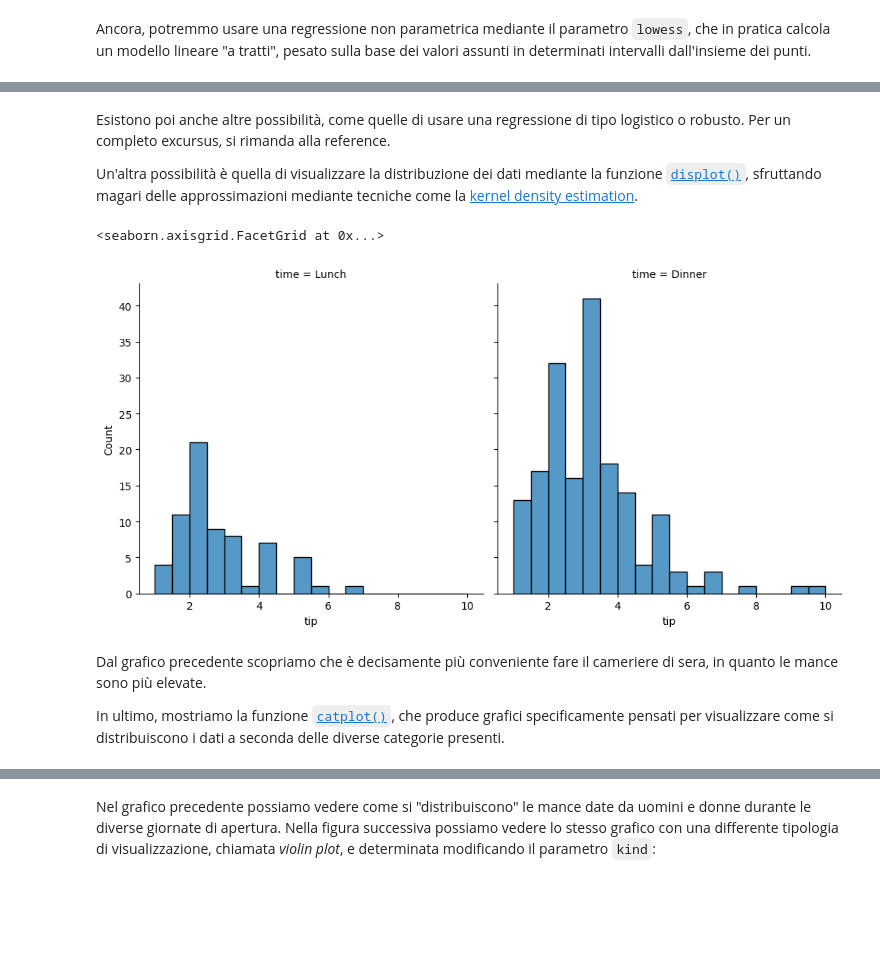
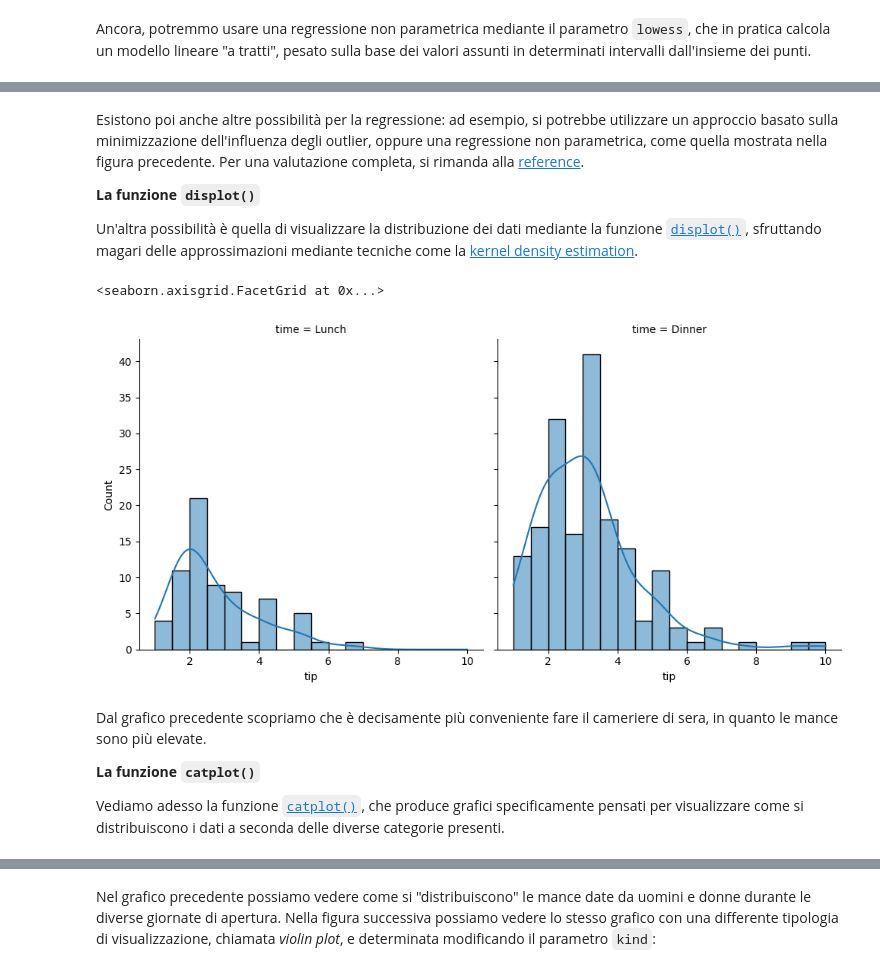
Before and after one commit to anhelus/pcs-exercises, a Jupyter notebook: 01_libs/05_seaborn.ipynb, the cells around one changed output, grey strips where cells are left out. Cells and saved outputs as stored; diff of their text form; code cells hidden in the pictures; blank space fills up the shorter version.

```diff
--- a/01_libs/05_seaborn.ipynb
+++ b/01_libs/05_seaborn.ipynb
@@ -97,22 +96,28 @@ sns.lmplot(
 <seaborn.axisgrid.FacetGrid at 0x...>
 [figure]
 # %% [markdown]
-Esistono poi anche altre possibilità, come quelle di usare una regressione di tipo logistico o robusto. Per un completo excursus, si rimanda alla reference.
+Esistono poi anche altre possibilità per la regressione: ad esempio, si potrebbe utilizzare un approccio basato sulla minimizzazione dell'influenza degli outlier, oppure una regressione non parametrica, come quella mostrata nella figura precedente. Per una valutazione completa, si rimanda alla [reference](https://seaborn.pydata.org/generated/seaborn.lmplot.html).
+
+**La funzione `displot()`**
 
 Un'altra possibilità è quella di visualizzare la distribuzione dei dati mediante la funzione [`displot()`](https://seaborn.pydata.org/generated/seaborn.displot.html#seaborn.displot), sfruttando magari delle approssimazioni mediante tecniche come la [kernel density estimation](https://en.wikipedia.org/wiki/Kernel_density_estimation).
 # %%
 sns.displot(
     data=tips,
     x='tip',
     col='time',
-    kde=False)
+    kde=True)
+
+plt.show()
 # %% [output]
 <seaborn.axisgrid.FacetGrid at 0x...>
-[figure, old version]
+[figure, new version]
 # %% [markdown]
 Dal grafico precedente scopriamo che è decisamente più conveniente fare il cameriere di sera, in quanto le mance sono più elevate.
 
-In ultimo, mostriamo la funzione [`catplot()`](https://seaborn.pydata.org/generated/seaborn.catplot.html), che produce grafici specificamente pensati per visualizzare come si distribuiscono i dati a seconda delle diverse categorie presenti.
+**La funzione `catplot()`**
+
+Vediamo adesso la funzione [`catplot()`](https://seaborn.pydata.org/generated/seaborn.catplot.html), che produce grafici specificamente pensati per visualizzare come si distribuiscono i dati a seconda delle diverse categorie presenti.
 # %%
 sns.catplot(
     data=tips,
```
Also changed, not shown: parts of 18 cells of this notebook, 6 other files.
